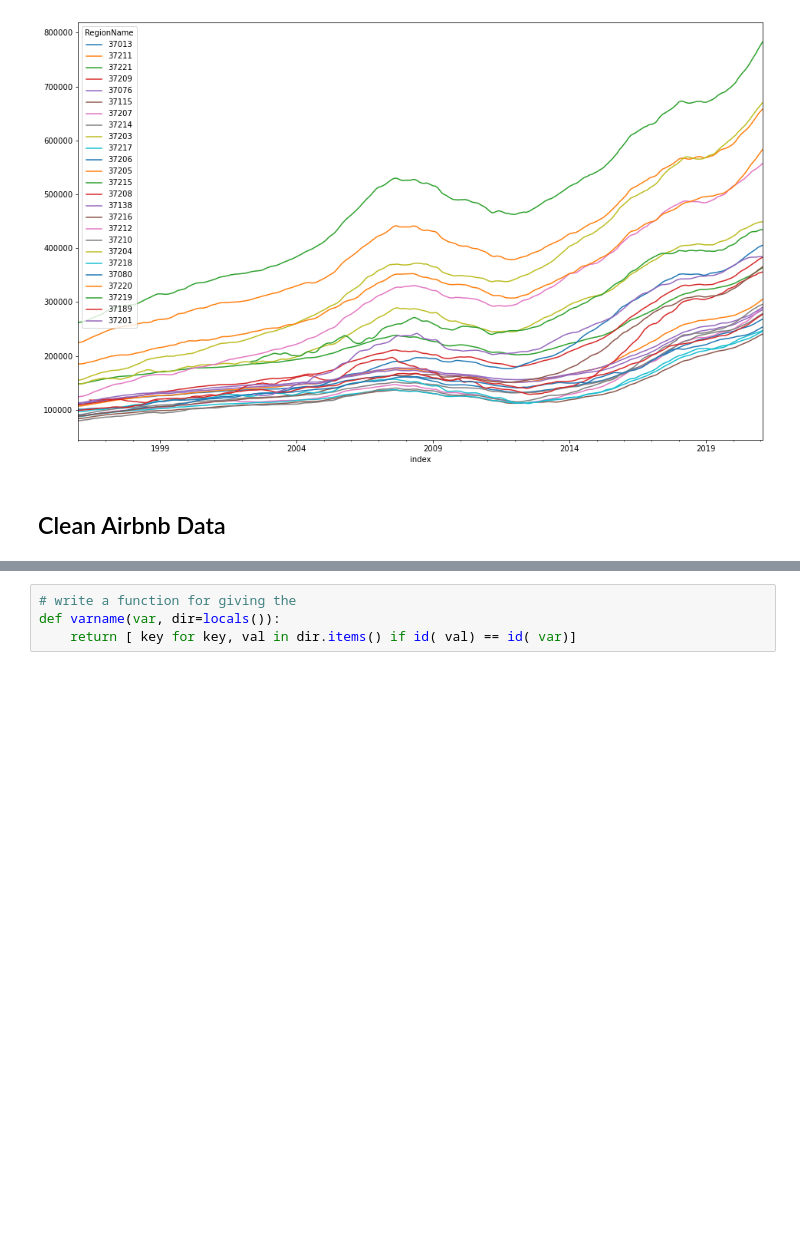
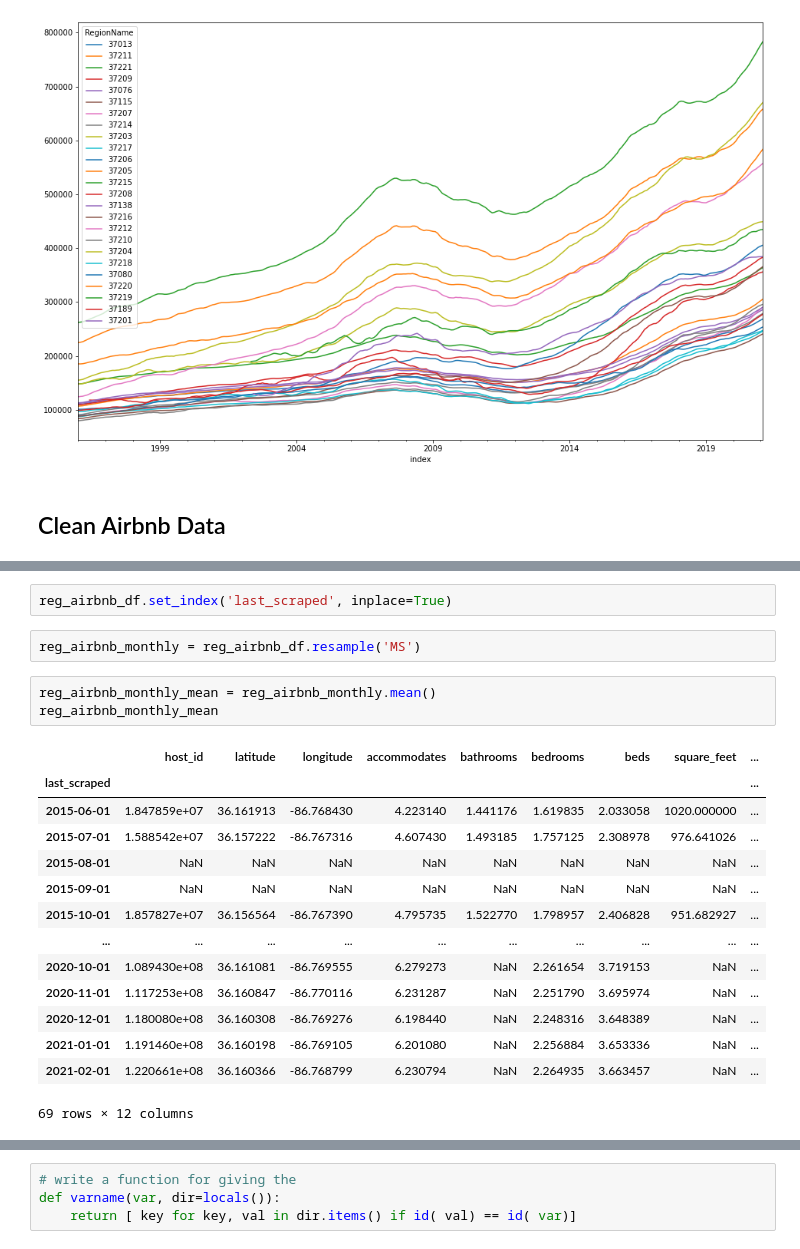
Before and after one commit to Sammyknee/nashville_airbnb_housing, a Jupyter notebook: initial_EDA.ipynb, the cells around one changed output, grey strips where cells are left out. Drawn from its saved outputs; the diff is of its cells as text; blank space fills up the shorter version.

```diff
--- a/initial_EDA.ipynb
+++ b/initial_EDA.ipynb
@@ -368,0 +531,22 @@ nashville_prices_df.plot(figsize = (16,10), subplots=False, legend=True);
+# %%
+reg_airbnb_df.set_index('last_scraped', inplace=True)
+# %%
+reg_airbnb_monthly = reg_airbnb_df.resample('MS')
+# %%
+reg_airbnb_monthly_mean = reg_airbnb_monthly.mean()
+reg_airbnb_monthly_mean
+# %% [output]
+|  | host_id | latitude | longitude | accommodates | bathrooms | bedrooms | beds | square_feet | ... |
+| last_scraped |  |  |  |  |  |  |  |  | ... |
+| 2015-06-01 | 1.847859e+07 | 36.161913 | -86.768430 | 4.223140 | 1.441176 | 1.619835 | 2.033058 | 1020.000000 | ... |
+| 2015-07-01 | 1.588542e+07 | 36.157222 | -86.767316 | 4.607430 | 1.493185 | 1.757125 | 2.308978 | 976.641026 | ... |
+| 2015-08-01 | NaN | NaN | NaN | NaN | NaN | NaN | NaN | NaN | ... |
+| 2015-09-01 | NaN | NaN | NaN | NaN | NaN | NaN | NaN | NaN | ... |
+| 2015-10-01 | 1.857827e+07 | 36.156564 | -86.767390 | 4.795735 | 1.522770 | 1.798957 | 2.406828 | 951.682927 | ... |
+| ... | ... | ... | ... | ... | ... | ... | ... | ... | ... |
+| 2020-10-01 | 1.089430e+08 | 36.161081 | -86.769555 | 6.279273 | NaN | 2.261654 | 3.719153 | NaN | ... |
+| 2020-11-01 | 1.117253e+08 | 36.160847 | -86.770116 | 6.231287 | NaN | 2.251790 | 3.695974 | NaN | ... |
+| 2020-12-01 | 1.180080e+08 | 36.160308 | -86.769276 | 6.198440 | NaN | 2.248316 | 3.648389 | NaN | ... |
+| 2021-01-01 | 1.191460e+08 | 36.160198 | -86.769105 | 6.201080 | NaN | 2.256884 | 3.653336 | NaN | ... |
+| 2021-02-01 | 1.220661e+08 | 36.160366 | -86.768799 | 6.230794 | NaN | 2.264935 | 3.663457 | NaN | ... |
+69 rows × 12 columns
```
Also changed, not shown: parts of 62 cells of this notebook.
